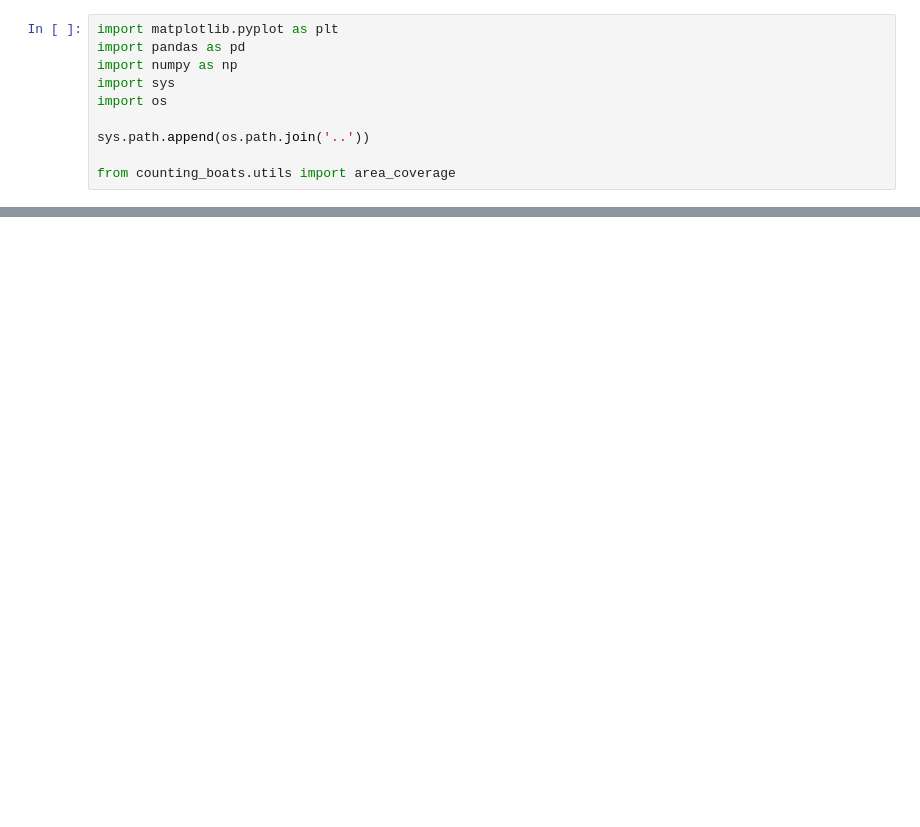
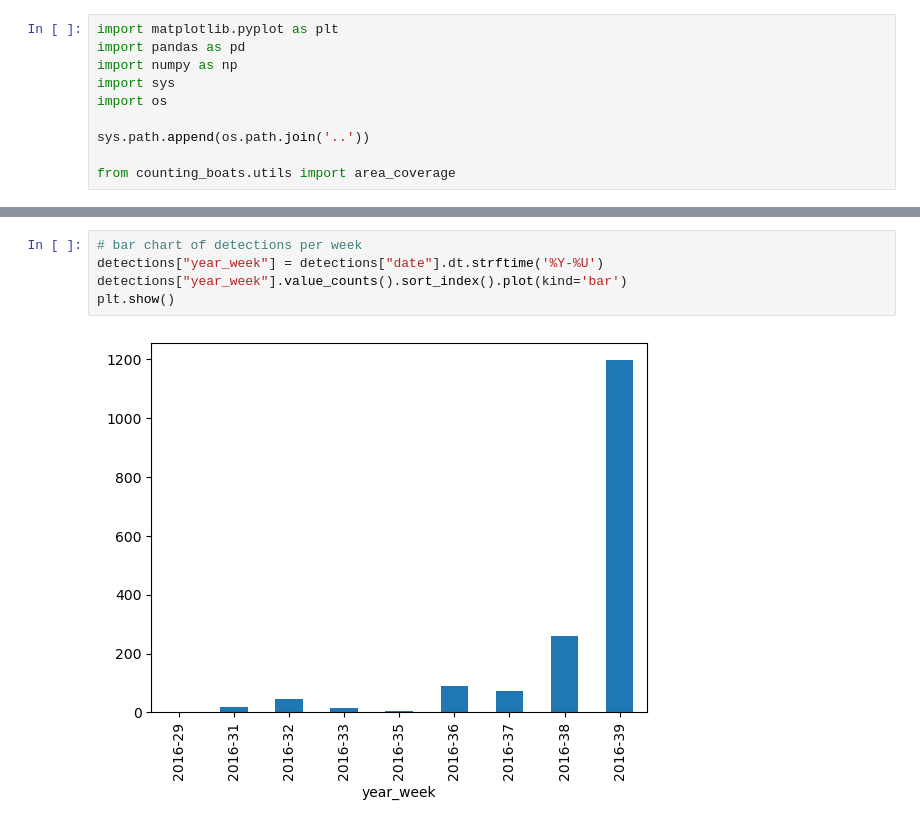
Before and after one commit to swforrest/counting_waterholes, a Jupyter notebook: visualisation/timeseries.ipynb, the cells around one changed output, grey strips where cells are left out. Drawn from its saved outputs; the diff is of its cells as text; blank space fills up the shorter version.

```diff
--- a/visualisation/timeseries.ipynb
+++ b/visualisation/timeseries.ipynb
@@ -83,0 +80,7 @@ Index: []
+# %%
+# bar chart of detections per week
+detections["year_week"] = detections["date"].dt.strftime('%Y-%U')
+detections["year_week"].value_counts().sort_index().plot(kind='bar')
+plt.show()
+# %% [output]
+[figure, added]
```
Also changed, not shown: parts of 4 cells of this notebook, 1 other file.
